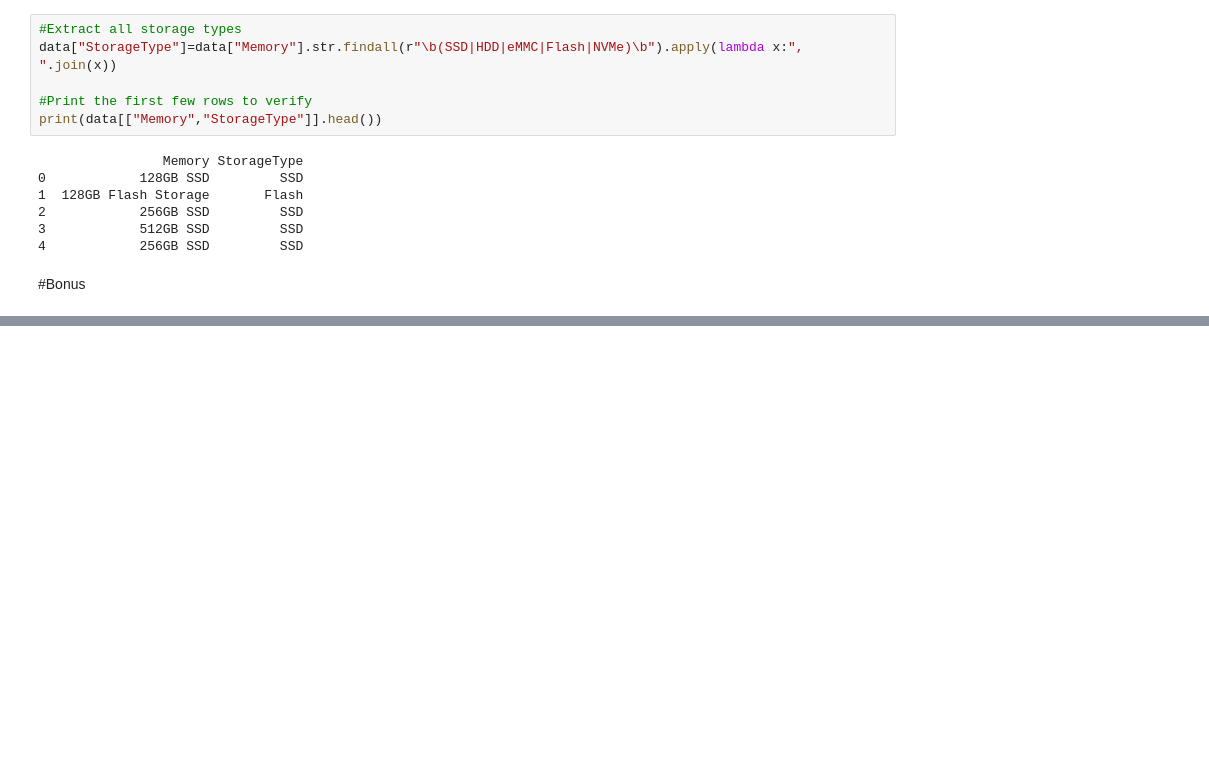
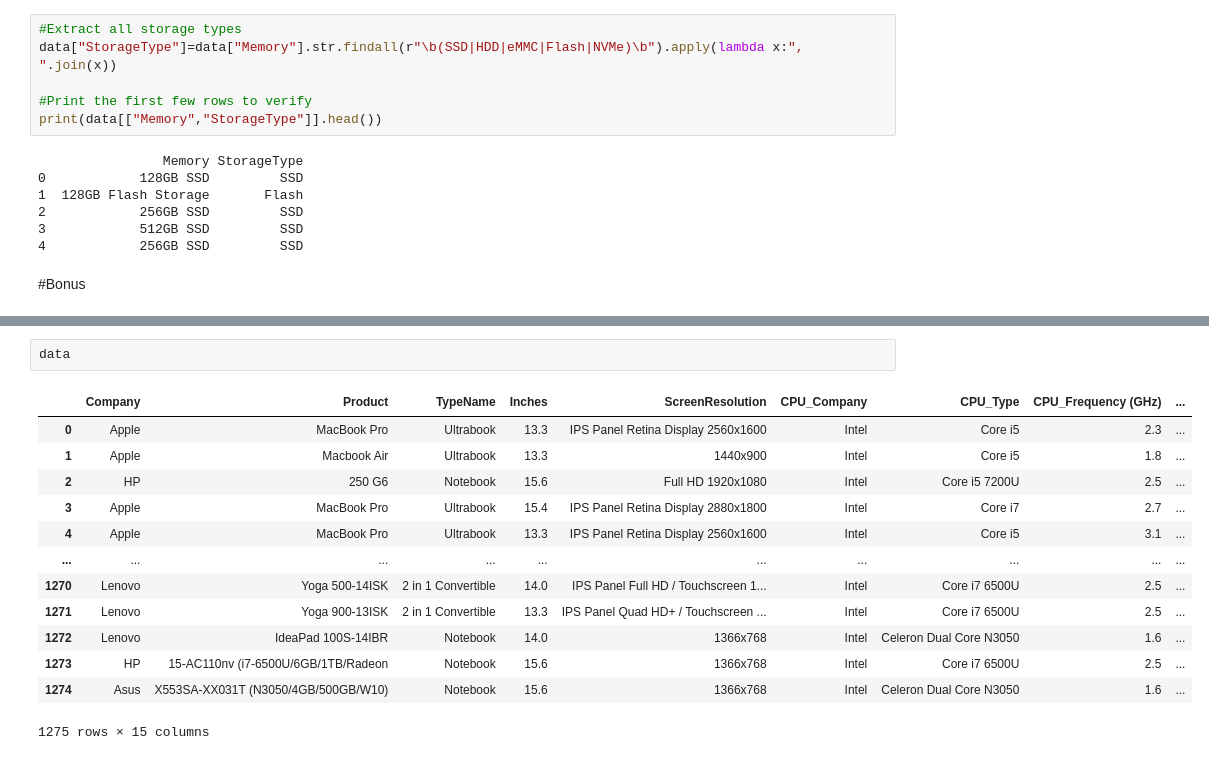
Before and after one commit to BarBarel/Barel, a Jupyter notebook: miniproject.ipynb, the cells around one changed output, grey strips where cells are left out. Drawn from its saved outputs; the diff is of its cells as text; blank space fills up the shorter version.

```diff
--- a/miniproject.ipynb
+++ b/miniproject.ipynb
@@ -332,0 +509,16 @@ KeyError: 'Model'
+# %%
+data
+# %% [output]
+|  | Company | Product | TypeName | Inches | ScreenResolution | CPU_Company | CPU_Type | CPU_Frequency (GHz) | ... |
+| 0 | Apple | MacBook Pro | Ultrabook | 13.3 | IPS Panel Retina Display 2560x1600 | Intel | Core i5 | 2.3 | ... |
+| 1 | Apple | Macbook Air | Ultrabook | 13.3 | 1440x900 | Intel | Core i5 | 1.8 | ... |
+| 2 | HP | 250 G6 | Notebook | 15.6 | Full HD 1920x1080 | Intel | Core i5 7200U | 2.5 | ... |
+| 3 | Apple | MacBook Pro | Ultrabook | 15.4 | IPS Panel Retina Display 2880x1800 | Intel | Core i7 | 2.7 | ... |
+| 4 | Apple | MacBook Pro | Ultrabook | 13.3 | IPS Panel Retina Display 2560x1600 | Intel | Core i5 | 3.1 | ... |
+| ... | ... | ... | ... | ... | ... | ... | ... | ... | ... |
+| 1270 | Lenovo | Yoga 500-14ISK | 2 in 1 Convertible | 14.0 | IPS Panel Full HD / Touchscreen 1... | Intel | Core i7 6500U | 2.5 | ... |
+| 1271 | Lenovo | Yoga 900-13ISK | 2 in 1 Convertible | 13.3 | IPS Panel Quad HD+ / Touchscreen ... | Intel | Core i7 6500U | 2.5 | ... |
+| 1272 | Lenovo | IdeaPad 100S-14IBR | Notebook | 14.0 | 1366x768 | Intel | Celeron Dual Core N3050 | 1.6 | ... |
+| 1273 | HP | 15-AC110nv (i7-6500U/6GB/1TB/Radeon | Notebook | 15.6 | 1366x768 | Intel | Core i7 6500U | 2.5 | ... |
+| 1274 | Asus | X553SA-XX031T (N3050/4GB/500GB/W10) | Notebook | 15.6 | 1366x768 | Intel | Celeron Dual Core N3050 | 1.6 | ... |
+1275 rows × 15 columns
```
Also changed, not shown: parts of 4 cells of this notebook, 6 other files.
